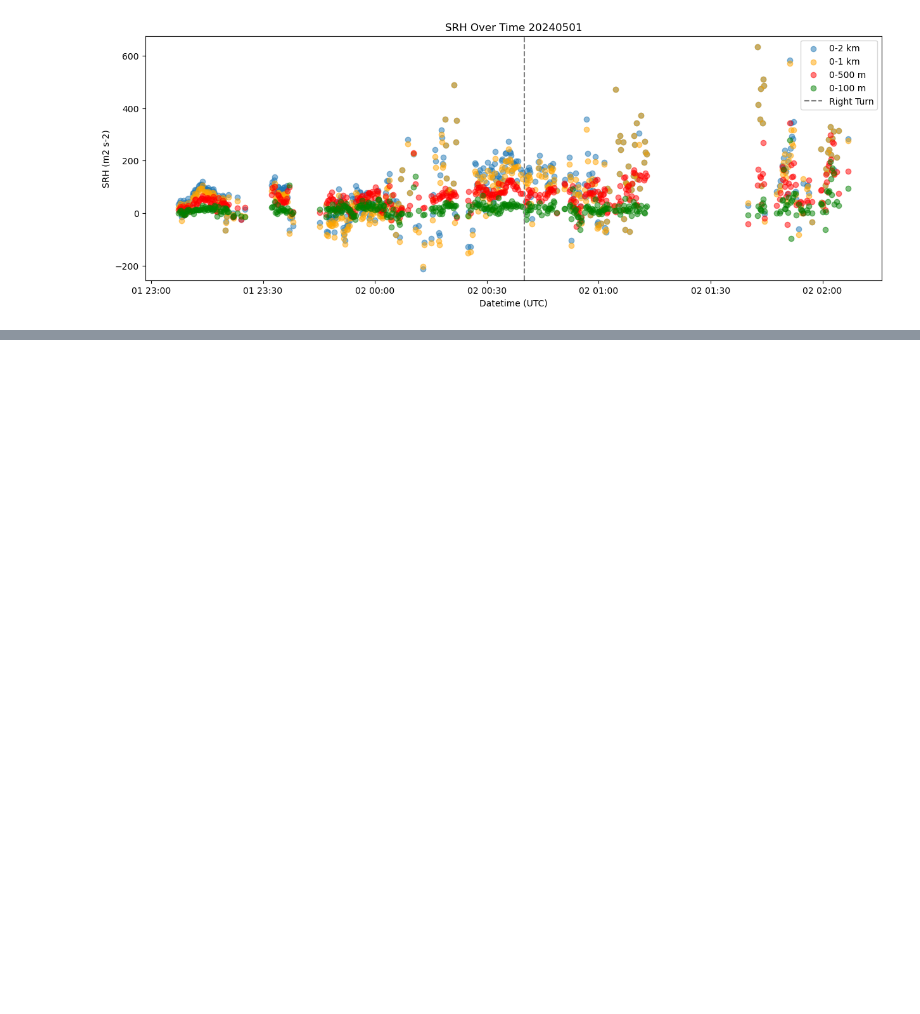
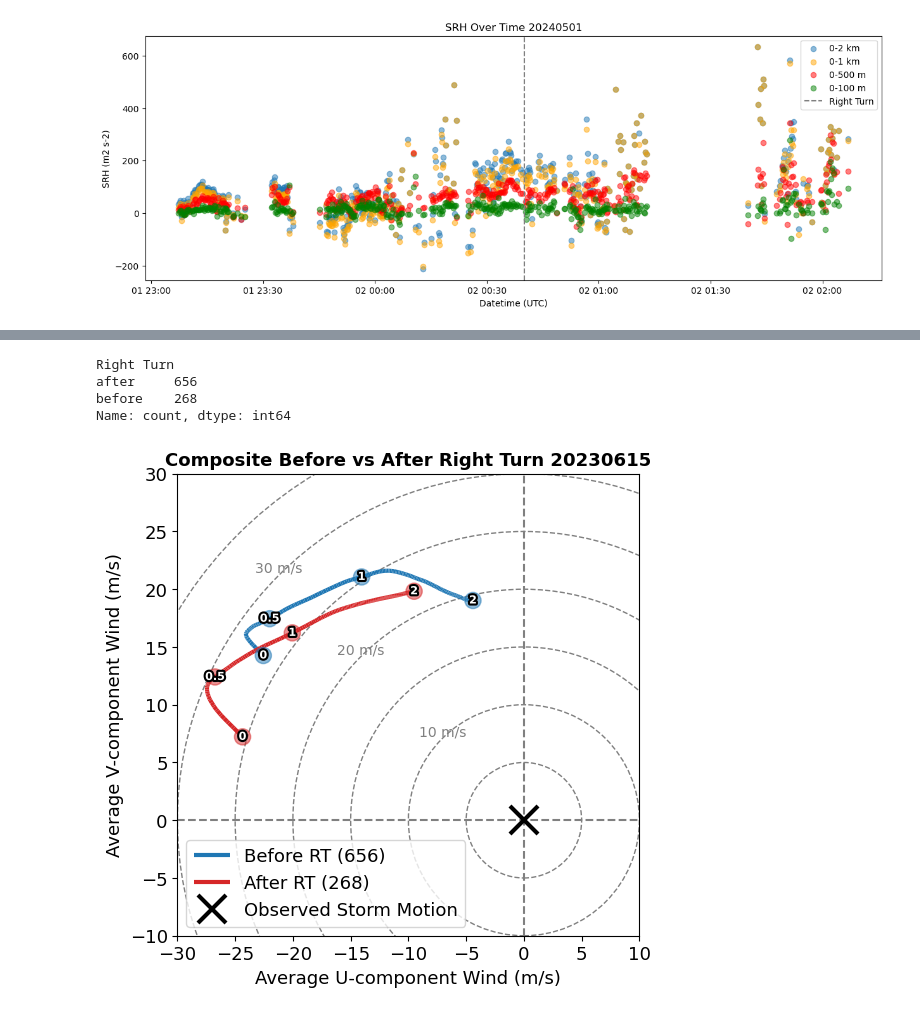
Before and after one commit to JuliaBuhrman/research2024, a Jupyter notebook: rightturn_casecheck.ipynb, the cells around one changed output, grey strips where cells are left out. Cells and saved outputs as stored; diff of their text form; code cells hidden in the pictures; blank space fills up the shorter version.

Commit message:
All cases from masters work evaluated

```diff
--- a/rightturn_casecheck.ipynb
+++ b/rightturn_casecheck.ipynb
@@ -496 +490,12 @@ test_case['Right Turn'] = np.where(test_case['Datetime Int'] < rt_time,
+# %%
+def right_turn_time(date, date_utc):
+
+    test_case4 = df_copy[(df_copy['Date'] == date)]
+    rt_time = pd.Timestamp(date_utc)
+
+    test_case4['Right Turn'] = np.where(test_case4['Datetime Int'] < rt_time,
+                                       'before',
+                                       'after'
+                                      )
+    return test_case4
 # %%
@@ -544,3 +527,5 @@ test_case2['Right Turn'] = np.where(test_case2['Datetime Int'] < rt_time,
+# %%
+test_case2 = right_turn_time('20230527', '2023-05-28 01:14:00')
 # %%
 test_case2['Right Turn'].value_counts()
 # %% [output]
@@ -805,0 +811,12 @@ plot_stuff(test_case3, '20240501')
+# %%
+test_case5 = right_turn_time('20230615', '2023-06-15 23:45:00')
+# %%
+test_case5['Right Turn'].value_counts()
+# %% [output]
+Right Turn
+after     656
+before    268
+Name: count, dtype: int64
+# %%
+bef_u, bef_v, af_u, af_v = before_after_uv_avg(test_case5)
+case5_srh2k, case5_srh1k, case5_srh5, case5_srh1 = calc_srh_for_heights(test_case5)
@@ -805,0 +825,9 @@ plot_stuff(test_case3, '20240501')
+# %%
+d = '20230615'
+heights = np.arange(50, 2010, 10)
+
+hodo_plot([bef_u, af_u], [bef_v, af_v], heights, 25, f'Composite Before vs After Right Turn {d}', ['tab:blue', 'tab:red'], [f'Before RT ({test_case5['Right Turn'].value_counts()[0]})',
+                                                                                                                            f'After RT ({test_case5['Right Turn'].value_counts()[1]})'],
+          10, 30, 'lower left', 6,6)
+# %% [output]
+[figure, added]
```
Also changed, not shown: parts of 28 cells of this notebook.
